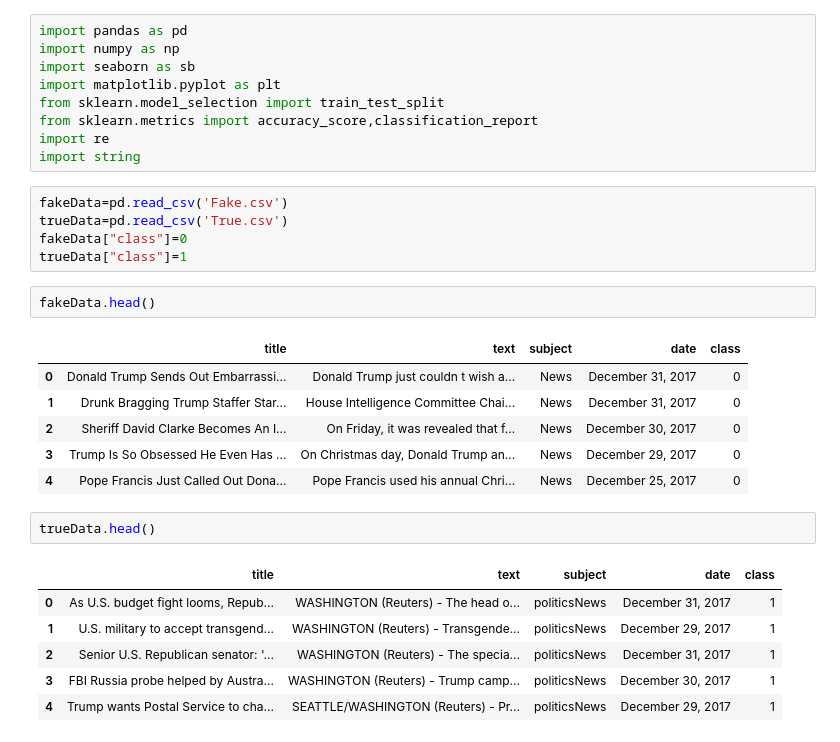
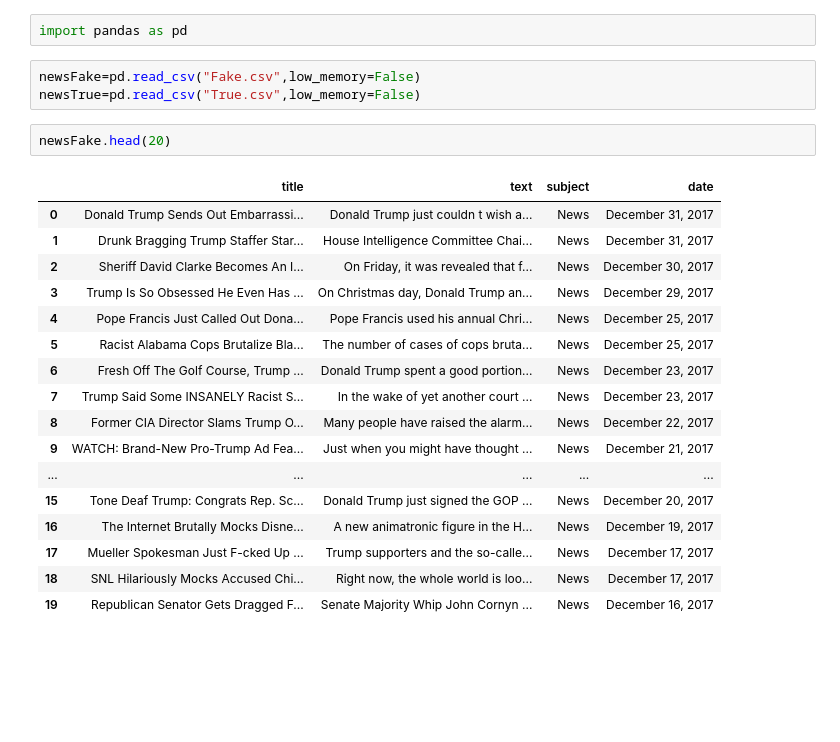
Before and after one commit to anujshandillya/fakenews, a Jupyter notebook: notebook.ipynb, the cells around one changed output. Drawn from its saved outputs; the diff is of its cells as text; blank space fills up the shorter version.

```diff
--- a/notebook.ipynb
+++ b/notebook.ipynb
@@ -1,32 +1,25 @@
-# %%
-import pandas as pd
-import numpy as np
-import seaborn as sb
-import matplotlib.pyplot as plt
-from sklearn.model_selection import train_test_split
-from sklearn.metrics import accuracy_score,classification_report
-import re
-import string
+# %%
+import pandas as pd
 # %%
-fakeData=pd.read_csv('Fake.csv')
-trueData=pd.read_csv('True.csv')
-fakeData["class"]=0
-trueData["class"]=1
+newsFake=pd.read_csv("Fake.csv",low_memory=False)
+newsTrue=pd.read_csv("True.csv",low_memory=False)
-# %%
-fakeData.head()
-# %% [output]
-|  | title | text | subject | date | class |
-| 0 | Donald Trump Sends Out Embarrassi... | Donald Trump just couldn t wish a... | News | December 31, 2017 | 0 |
-| 1 | Drunk Bragging Trump Staffer Star... | House Intelligence Committee Chai... | News | December 31, 2017 | 0 |
-| 2 | Sheriff David Clarke Becomes An I... | On Friday, it was revealed that f... | News | December 30, 2017 | 0 |
-| 3 | Trump Is So Obsessed He Even Has ... | On Christmas day, Donald Trump an... | News | December 29, 2017 | 0 |
-| 4 | Pope Francis Just Called Out Dona... | Pope Francis used his annual Chri... | News | December 25, 2017 | 0 |
-# %%
-trueData.head()
-# %% [output]
-|  | title | text | subject | date | class |
-| 0 | As U.S. budget fight looms, Repub... | WASHINGTON (Reuters) - The head o... | politicsNews | December 31, 2017 | 1 |
-| 1 | U.S. military to accept transgend... | WASHINGTON (Reuters) - Transgende... | politicsNews | December 29, 2017 | 1 |
-| 2 | Senior U.S. Republican senator: '... | WASHINGTON (Reuters) - The specia... | politicsNews | December 31, 2017 | 1 |
-| 3 | FBI Russia probe helped by Austra... | WASHINGTON (Reuters) - Trump camp... | politicsNews | December 30, 2017 | 1 |
-| 4 | Trump wants Postal Service to cha... | SEATTLE/WASHINGTON (Reuters) - Pr... | politicsNews | December 29, 2017 | 1 |
+# %%
+newsFake.head(20)
+# %% [output]
+|  | title | text | subject | date |
+| 0 | Donald Trump Sends Out Embarrassi... | Donald Trump just couldn t wish a... | News | December 31, 2017 |
+| 1 | Drunk Bragging Trump Staffer Star... | House Intelligence Committee Chai... | News | December 31, 2017 |
+| 2 | Sheriff David Clarke Becomes An I... | On Friday, it was revealed that f... | News | December 30, 2017 |
+| 3 | Trump Is So Obsessed He Even Has ... | On Christmas day, Donald Trump an... | News | December 29, 2017 |
+| 4 | Pope Francis Just Called Out Dona... | Pope Francis used his annual Chri... | News | December 25, 2017 |
+| 5 | Racist Alabama Cops Brutalize Bla... | The number of cases of cops bruta... | News | December 25, 2017 |
+| 6 | Fresh Off The Golf Course, Trump ... | Donald Trump spent a good portion... | News | December 23, 2017 |
+| 7 | Trump Said Some INSANELY Racist S... | In the wake of yet another court ... | News | December 23, 2017 |
+| 8 | Former CIA Director Slams Trump O... | Many people have raised the alarm... | News | December 22, 2017 |
+| 9 | WATCH: Brand-New Pro-Trump Ad Fea... | Just when you might have thought ... | News | December 21, 2017 |
+| ... | ... | ... | ... | ... |
+| 15 | Tone Deaf Trump: Congrats Rep. Sc... | Donald Trump just signed the GOP ... | News | December 20, 2017 |
+| 16 | The Internet Brutally Mocks Disne... | A new animatronic figure in the H... | News | December 19, 2017 |
+| 17 | Mueller Spokesman Just F-cked Up ... | Trump supporters and the so-calle... | News | December 17, 2017 |
+| 18 | SNL Hilariously Mocks Accused Chi... | Right now, the whole world is loo... | News | December 17, 2017 |
+| 19 | Republican Senator Gets Dragged F... | Senate Majority Whip John Cornyn ... | News | December 16, 2017 |
```
Also changed, not shown: parts of 23 cells of this notebook.
